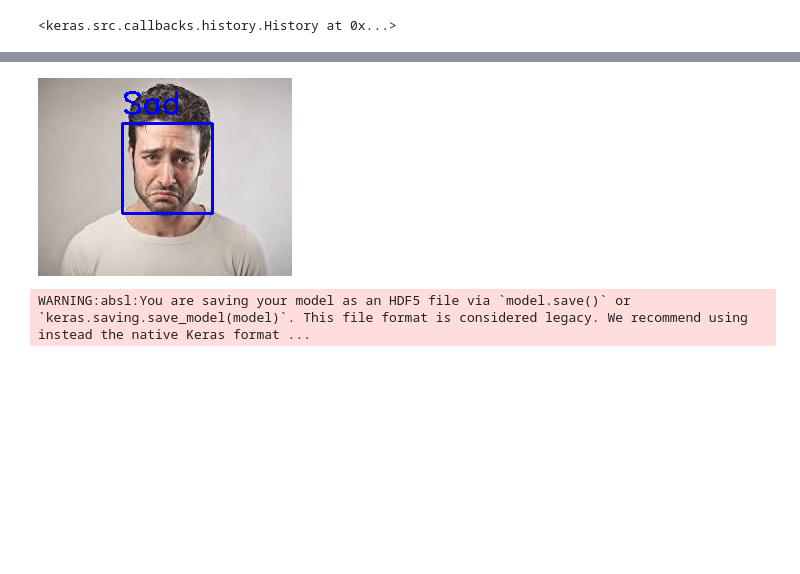
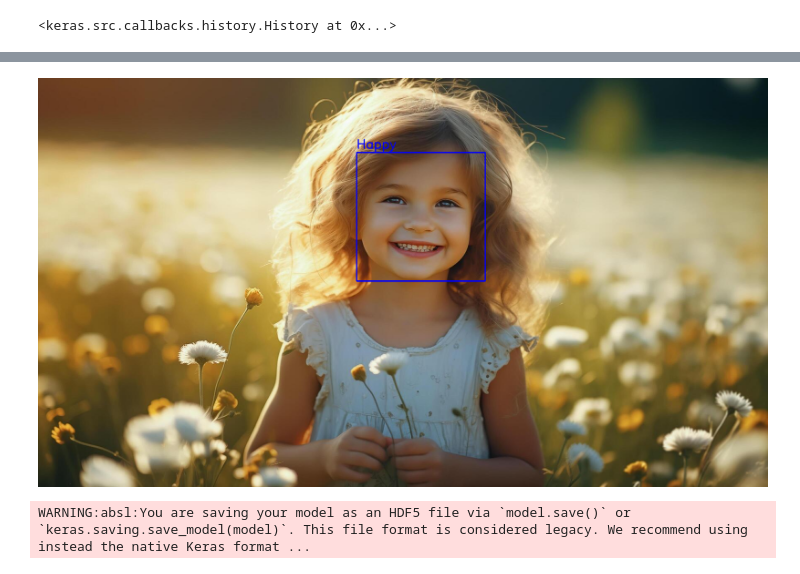
Before and after one commit to Bhawa1018/EmotionRecognition, a Jupyter notebook: Untitled11.ipynb, the cells around one changed output, grey strips where cells are left out. Drawn from its saved outputs; the diff is of its cells as text; code cells hidden in the pictures; blank space fills up the shorter version.

```diff
--- a/Untitled11.ipynb
+++ b/Untitled11.ipynb
@@ -166,7 +166,7 @@ import numpy as np
 model.load_weights('emotion_model.h5')
 
 # Load an image for testing
-image = cv2.imread('test5.jpeg')
+image = cv2.imread('test.jpg')
 
 # Convert to grayscale
 gray_image = cv2.cvtColor(image, cv2.COLOR_BGR2GRAY)
@@ -201,4 +201,4 @@ cv2.destroyAllWindows()
-[figure, old version]
+[figure, new version]
 # %%
 from google.colab import drive
 drive.mount('/content/drive')
```
Also changed, not shown: parts of 1 cell of this notebook.
